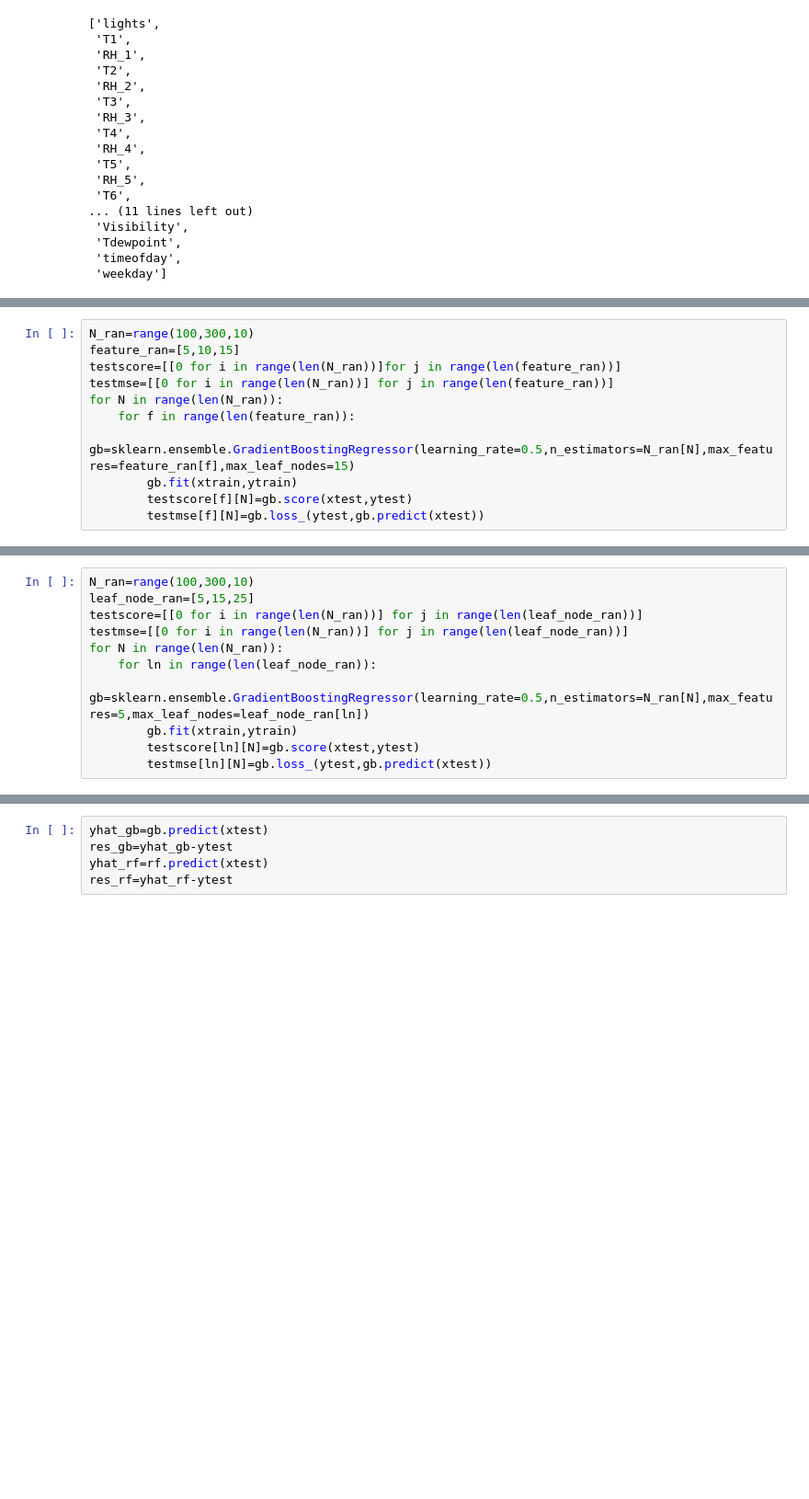
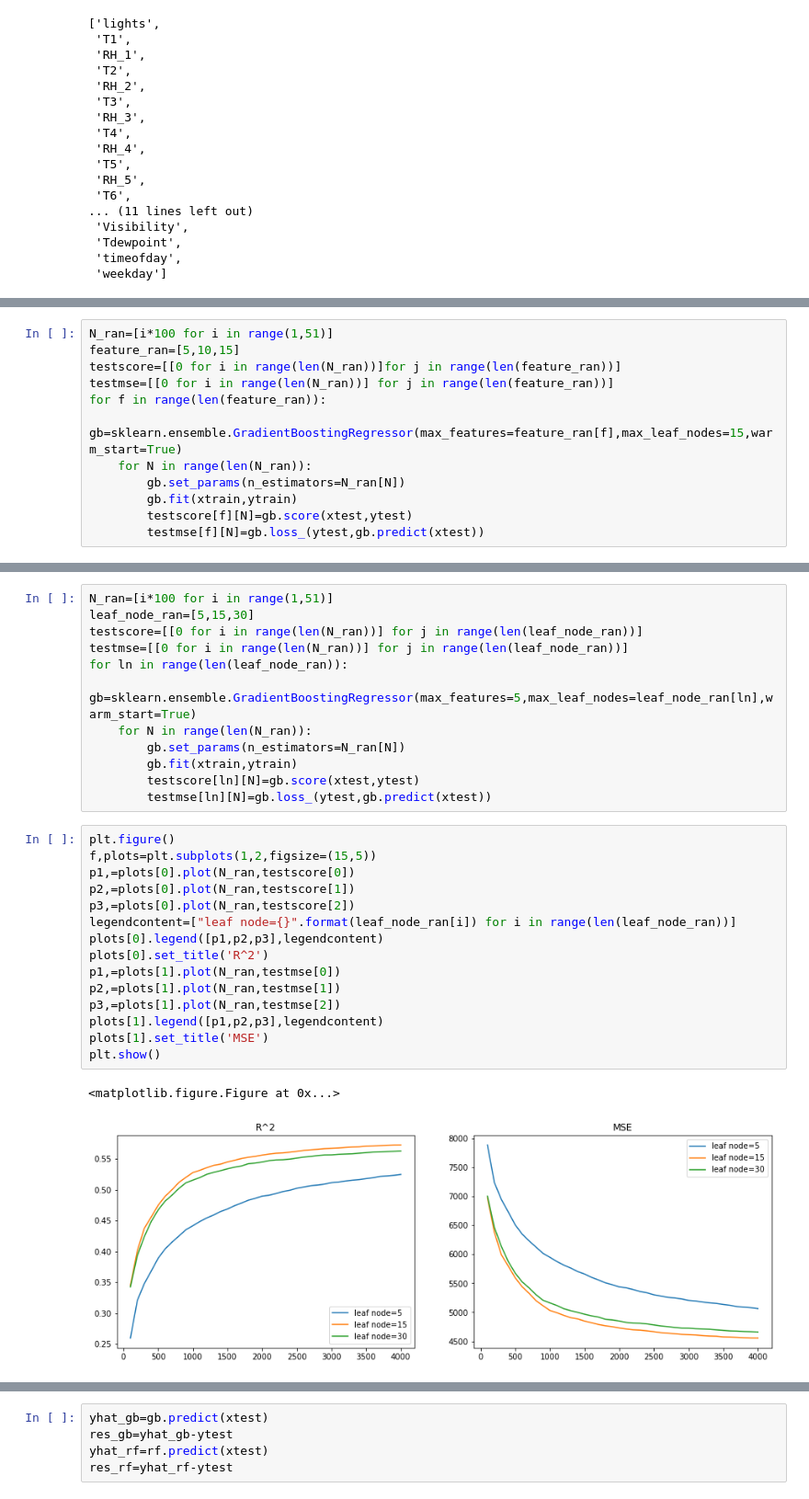
Before and after one commit to nidhalrahali/SDS385-Statistical-Models-for-Big-Data, a Jupyter notebook: Final project/Final project.ipynb, the cells around one changed output, grey strips where cells are left out. Shown at 92% size. Saved outputs shown, nothing was run; the diff lists cells and outputs as text; blank space fills up the shorter version.

```diff
--- a/Final project/Final project.ipynb
+++ b/Final project/Final project.ipynb
@@ -108,11 +148,12 @@ np.mean(np.power(yhat-ytest,2))
 # %%
-N_ran=range(100,300,10)
+N_ran=[i*100 for i in range(1,51)]
 feature_ran=[5,10,15]
 testscore=[[0 for i in range(len(N_ran))]for j in range(len(feature_ran))]
 testmse=[[0 for i in range(len(N_ran))] for j in range(len(feature_ran))]
-for N in range(len(N_ran)):
-    for f in range(len(feature_ran)):
-        gb=sklearn.ensemble.GradientBoostingRegressor(learning_rate=0.5,n_estimators=N_ran[N],max_features=feature_ran[f],max_leaf_nodes=15)
+for f in range(len(feature_ran)):
+    gb=sklearn.ensemble.GradientBoostingRegressor(max_features=feature_ran[f],max_leaf_nodes=15,warm_start=True)
+    for N in range(len(N_ran)):
+        gb.set_params(n_estimators=N_ran[N])
         gb.fit(xtrain,ytrain)
         testscore[f][N]=gb.score(xtest,ytest)
         testmse[f][N]=gb.loss_(ytest,gb.predict(xtest))
@@ -136,11 +179,30 @@ plt.show()
 # %%
-N_ran=range(100,300,10)
-leaf_node_ran=[5,15,25]
+N_ran=[i*100 for i in range(1,51)]
+leaf_node_ran=[5,15,30]
 testscore=[[0 for i in range(len(N_ran))] for j in range(len(leaf_node_ran))]
 testmse=[[0 for i in range(len(N_ran))] for j in range(len(leaf_node_ran))]
-for N in range(len(N_ran)):
-    for ln in range(len(leaf_node_ran)):
-        gb=sklearn.ensemble.GradientBoostingRegressor(learning_rate=0.5,n_estimators=N_ran[N],max_features=5,max_leaf_nodes=leaf_node_ran[ln])
+for ln in range(len(leaf_node_ran)):
+    gb=sklearn.ensemble.GradientBoostingRegressor(max_features=5,max_leaf_nodes=leaf_node_ran[ln],warm_start=True)
+    for N in range(len(N_ran)):
+        gb.set_params(n_estimators=N_ran[N])
         gb.fit(xtrain,ytrain)
         testscore[ln][N]=gb.score(xtest,ytest)
         testmse[ln][N]=gb.loss_(ytest,gb.predict(xtest))
+# %%
+plt.figure()
+f,plots=plt.subplots(1,2,figsize=(15,5))
+p1,=plots[0].plot(N_ran,testscore[0])
+p2,=plots[0].plot(N_ran,testscore[1])
+p3,=plots[0].plot(N_ran,testscore[2])
+legendcontent=["leaf node={}".format(leaf_node_ran[i]) for i in range(len(leaf_node_ran))]
+plots[0].legend([p1,p2,p3],legendcontent)
+plots[0].set_title('R^2')
+p1,=plots[1].plot(N_ran,testmse[0])
+p2,=plots[1].plot(N_ran,testmse[1])
+p3,=plots[1].plot(N_ran,testmse[2])
+plots[1].legend([p1,p2,p3],legendcontent)
+plots[1].set_title('MSE')
+plt.show()
+# %% [output]
+<matplotlib.figure.Figure at 0x...>
+[figure, added]
```
Also changed, not shown: parts of 37 cells of this notebook.
